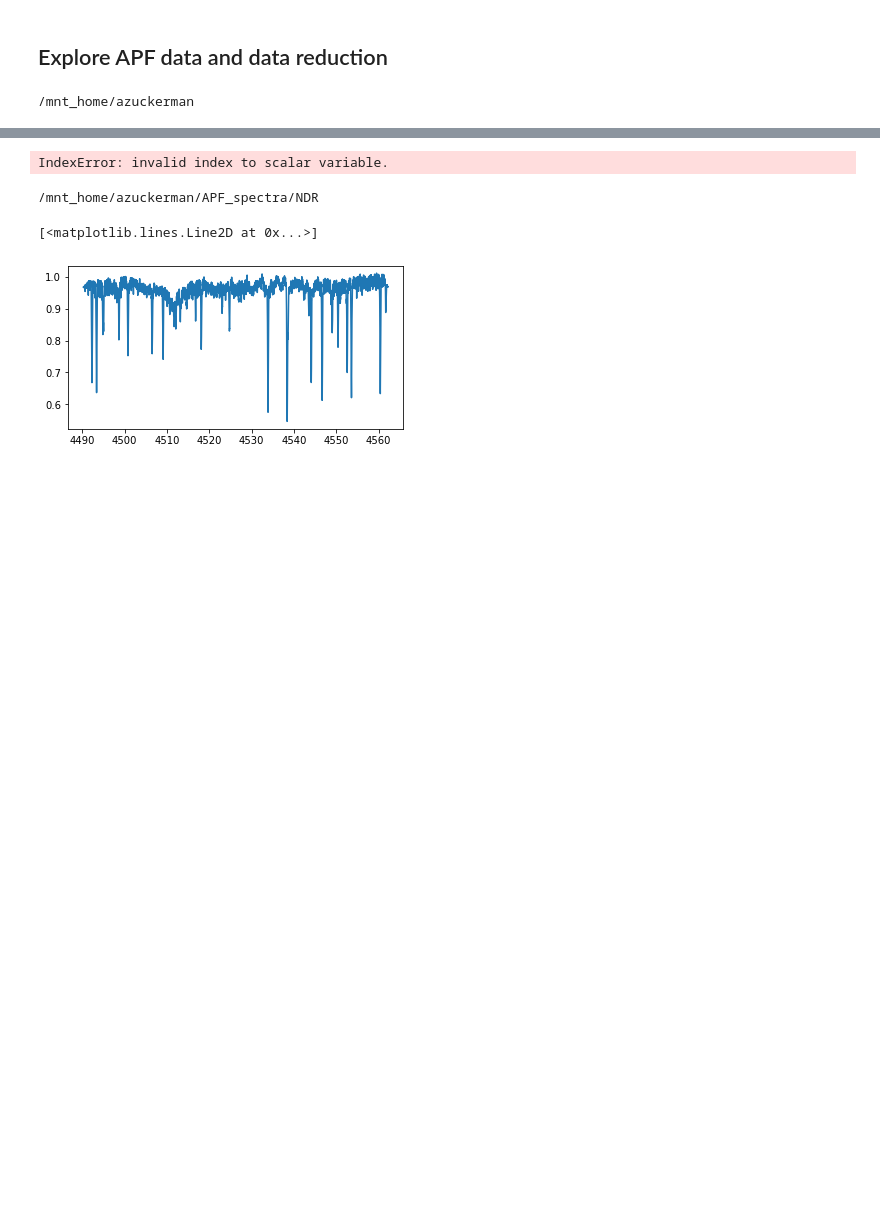
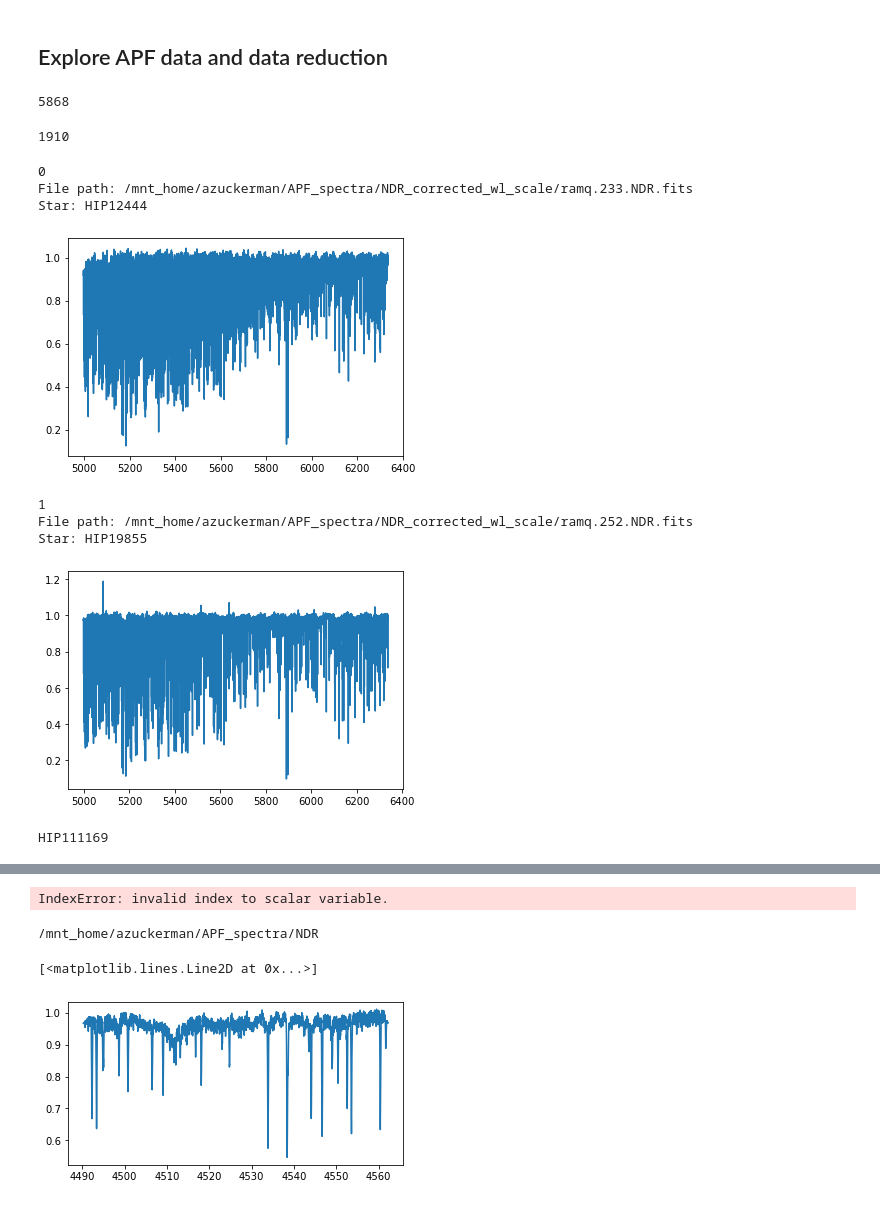
Before and after one commit to howardisaacson/APF-BL-DAP, a Jupyter notebook: Zoe/APFData.ipynb, the cells around one changed output, grey strips where cells are left out. Cells and saved outputs as stored; diff of their text form; code cells hidden in the pictures; blank space fills up the shorter version.

Commit message:
first run on all data

```diff
--- a/Zoe/APFData.ipynb
+++ b/Zoe/APFData.ipynb
@@ -14,5 +11,67 @@ def test():
-# %%
-cd /home/azuckerman
-# %% [output]
-/mnt_home/azuckerman
+# %%
+directory = '/mnt_home/azuckerman/APF_spectra/NDR_corrected_wl_scale'
+
+# every file in Anna's NDR_corrected_wl_scale folder
+list_of_files = []
+for filename in os.listdir(directory):
+    if filename.endswith(".fits"):
+        file_path = os.path.join(directory, filename)
+        list_of_files = np.append(list_of_files, file_path)
+# %%
+print(len(list_of_files))
+# %% [output]
+5868
+# %%
+print(list_of_files.tolist().index('/mnt_home/azuckerman/APF_spectra/NDR_corrected_wl_scale/rbbn.202.NDR.fits'))
+# %% [output]
+1910
+# %%
+for which_star in np.arange(2):
+
+    APF_flux_path = list_of_files[which_star]
+
+    file = fits.open(APF_flux_path)
+    flux = file[0].data
+    wl = file[1].data
+
+    print(which_star)
+    header = file[0].header
+    star = header['OBJECT']
+
+    print('File path: ' + APF_flux_path)
+    print('Star: ' + star)
+
+    plt.figure()
+    plt.plot(wl, flux)
+#     plt.ylim(0, 1.5)
+#     plt.xlim(5880, 5920)
+    plt.show()
+
+    # 14, 21, 24, 26, 27
+    # 20, 28
+    # weird 38
+
+
+
+#     spect = flux
+# %% [output]
+0
+File path: /mnt_home/azuckerman/APF_spectra/NDR_corrected_wl_scale/ramq.233.NDR.fits
+Star: HIP12444
+[figure, added]
+1
+File path: /mnt_home/azuckerman/APF_spectra/NDR_corrected_wl_scale/ramq.252.NDR.fits
+Star: HIP19855
+[figure, added]
+# %%
+for file in list_of_files[2000:2001]:
+    fl = fits.open(file)
+    header = fl[0].header
+    star = header['OBJECT']
+    print(star)
+
+    fl_image = fl[0].data
+    flux = fl_image
+# %% [output]
+HIP111169
 # %%
```
Also changed, not shown: parts of 6 cells of this notebook, 5 other files.
